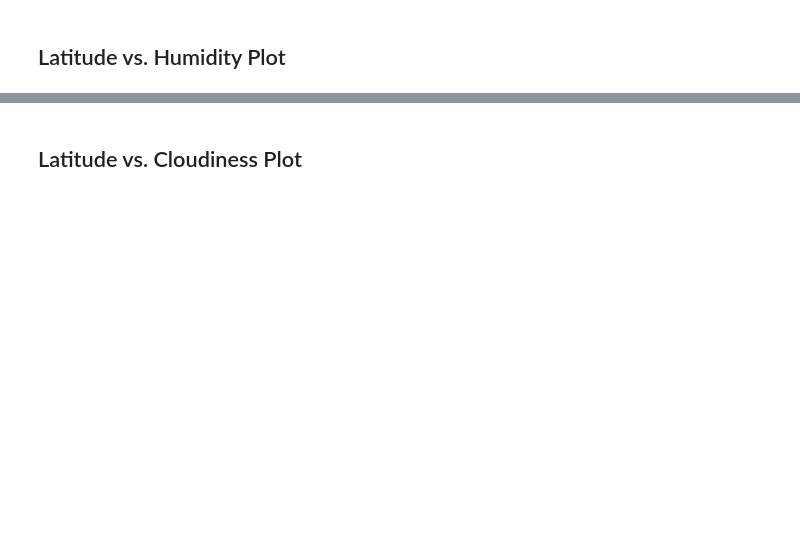
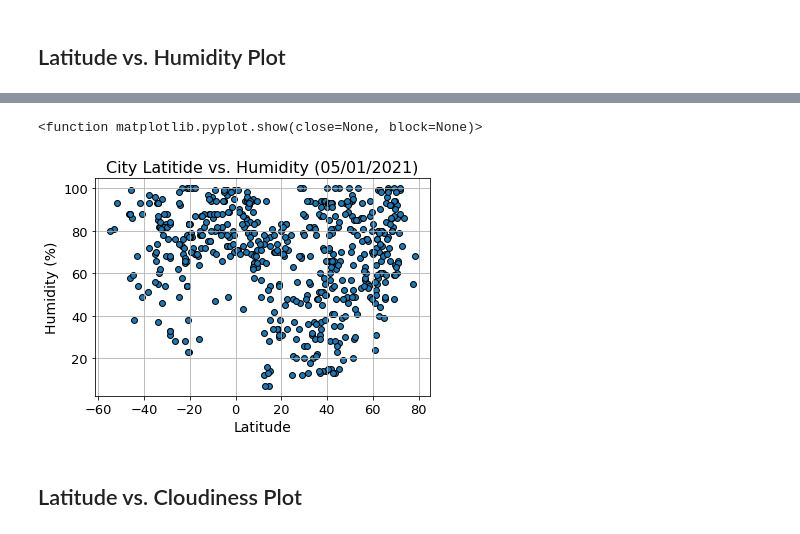
Before and after one commit to rls1316/python-api-challenge, a Jupyter notebook: WeatherPy/WeatherPy.ipynb, the cells around one changed output, grey strips where cells are left out. Cells and saved outputs as stored; diff of their text form; code cells hidden in the pictures; blank space fills up the shorter version.

```diff
--- a/WeatherPy/WeatherPy.ipynb
+++ b/WeatherPy/WeatherPy.ipynb
@@ -210,2 +213,18 @@ Int64Index([], dtype='int64')
+# %%
+# Generate a scatter plot of Latitude vs. Humidity
+
+#Make scatter plot
+fig1= plt.subplots(figsize = (6, 4))
+plt.scatter(City_Data['Lat'],City_Data["Humidity"], marker = 'o', edgecolors = 'black', s = 35)
+plt.title('City Latitide vs. Humidity (05/01/2021)', fontsize = 16)
+plt.xlabel('Latitude', fontsize = 14)
+plt.ylabel('Humidity (%)', fontsize = 14)
+plt.xticks(fontsize = 13)
+plt.yticks(fontsize = 13)
+plt.grid()
+plt.show
+# %% [output]
+<function matplotlib.pyplot.show(close=None, block=None)>
+[figure, added]
 # %% [markdown]
 ## Latitude vs. Cloudiness Plot
```
Also changed, not shown: parts of 31 cells of this notebook.
